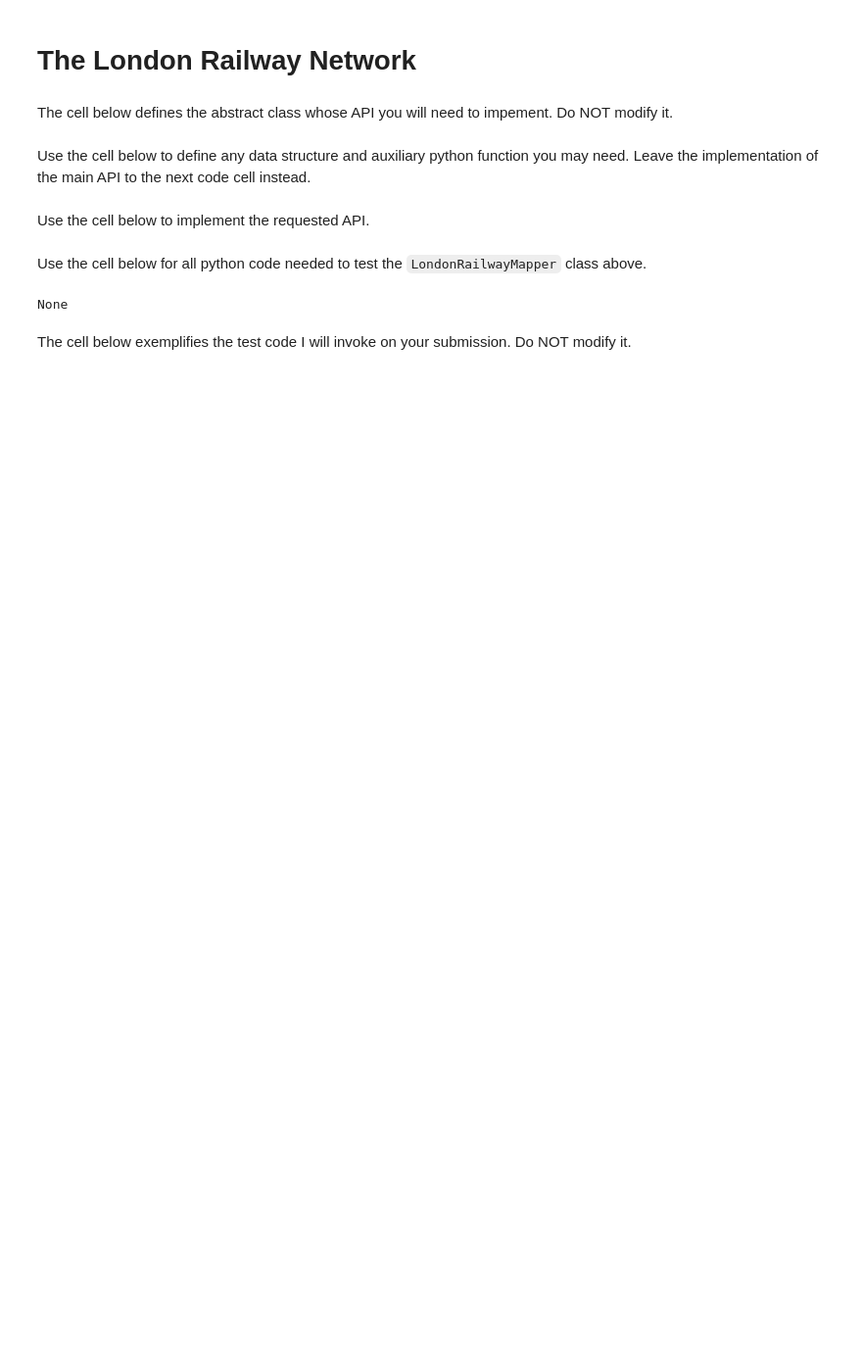
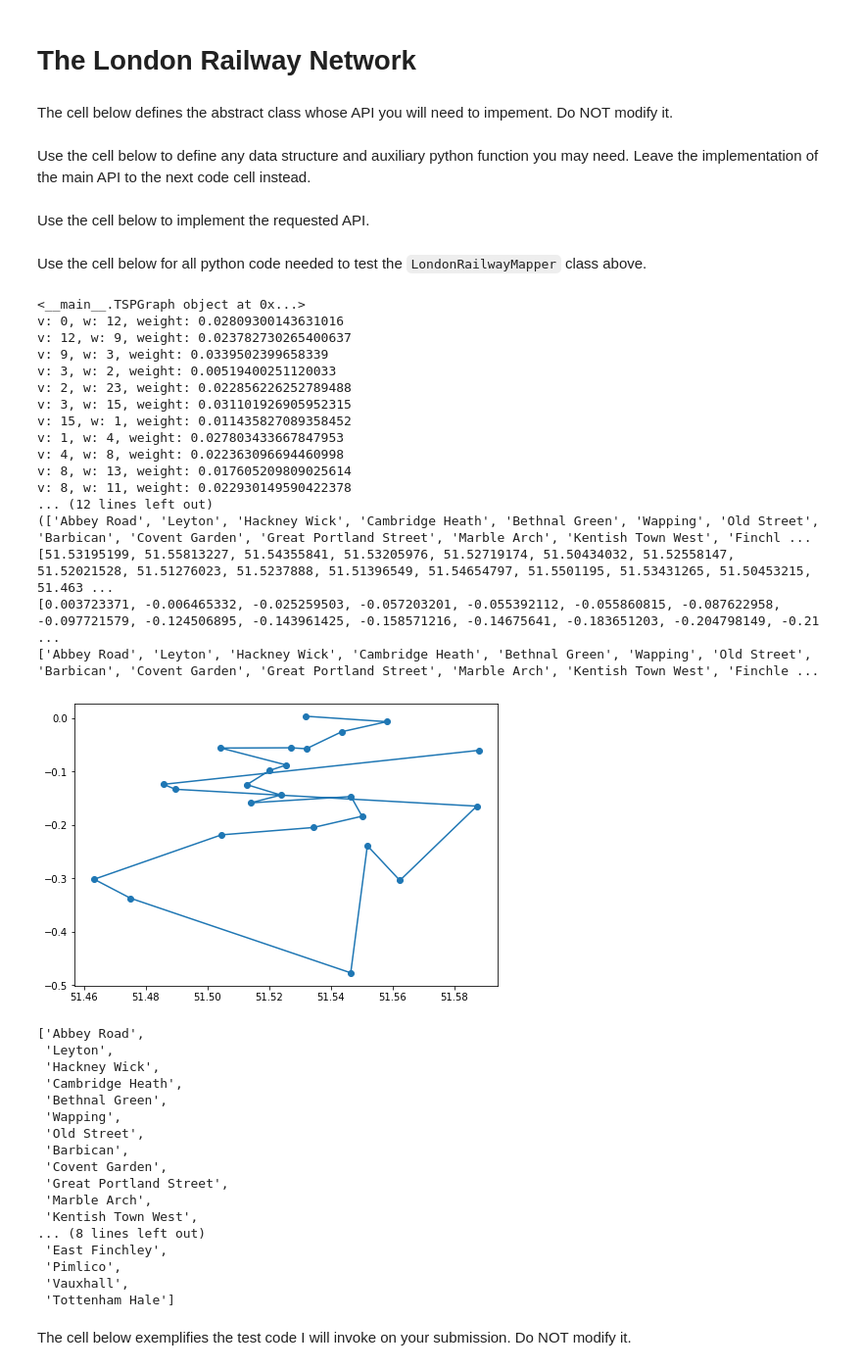
Before and after one commit to ericma1999/algo-coursework, a Jupyter notebook: final notebook/LondonRailwayNetwork.ipynb, the cells around one changed output. Shown at 98% size. Drawn from its saved outputs; the diff is of its cells as text; code cells hidden in the pictures; blank space fills up the shorter version.

```diff
--- a/final notebook/LondonRailwayNetwork.ipynb
+++ b/final notebook/LondonRailwayNetwork.ipynb
@@ -467,32 +563,90 @@ class LondonRailwayMapper(AbstractLondonRailwayMapper):
     def minDistance(self, fromS, toS):
         minDistance = -1.0
         # ADD YOUR CODE HERE
-        result = DijkstraSP(self.graph, self.stations[fromS].station_id)
+        result = Dijkstra(self.graph, self.stations[fromS].station_id)
         minDistance = result.lengthTo(self.stations[toS].station_id)
 
         return minDistance
+
+    def __useTwoApprox(self, graph):
+        result = TwoApprox(graph)
+        print(result.getPath())
+        return result.getPath()
+
 
 
 
     def newRailwayLine(self, inputList):
         outputList = []
         # ADD YOUR CODE HERE
+        stations = []
+        for stationName in inputList:
+            stations.append(self.stations[stationName])
+
+        newGraph = TSPGraph(len(inputList), stations)
+        # path, x, y = self.__useChristofides(newGraph)
+        path, x, y = self.__useTwoApprox(newGraph)
+
+        print(x)
+        print(y)
+
+        print(path)
 
 
-        return outputList
+        # paths, x, y = self.__useTwoApprox(newGraph)
+        fig = plt.figure()
+        ax = fig.add_axes([0,0,1,1])
+
+        ax.plot(x,y, 'o-')
+        plt.show()
+        return path
 # %% [markdown]
 Use the cell below for all python code needed to test the `LondonRailwayMapper` class above.
 # %%
 import timeit
 
 # ADD YOUR TEST CODE HERE
 
 test = LondonRailwayMapper()
 
 
-print(test.minDistance("Baker Street", "North Wembley"))
+test.newRailwayLine(['Finchley Central' , 'Tottenham Hale' , 'Stamford Hill' , 'Whitechapel' , 'Canada Water' , 'Borough' , 'Brixton' , 'Imperial Wharf' , 'Hackney Downs' , 'Alperton' , 'Kenton'])
 # %% [output]
-None
+<__main__.TSPGraph object at 0x...>
+v: 0, w: 12, weight: 0.02809300143631016
+v: 12, w: 9, weight: 0.023782730265400637
+v: 9, w: 3, weight: 0.0339502399658339
+v: 3, w: 2, weight: 0.00519400251120033
+v: 2, w: 23, weight: 0.022856226252789488
+v: 3, w: 15, weight: 0.031101926905952315
+v: 15, w: 1, weight: 0.011435827089358452
+v: 1, w: 4, weight: 0.027803433667847953
+v: 4, w: 8, weight: 0.022363096694460998
+v: 8, w: 13, weight: 0.017605209809025614
+v: 8, w: 11, weight: 0.022930149590422378
+... (12 lines left out)
+(['Abbey Road', 'Leyton', 'Hackney Wick', 'Cambridge Heath', 'Bethnal Green', 'Wapping', 'Old Street', 'Barbican', 'Covent Garden', 'Great Portland Street', 'Marble Arch', 'Kentish Town West', 'Finchl ...
+[51.53195199, 51.55813227, 51.54355841, 51.53205976, 51.52719174, 51.50434032, 51.52558147, 51.52021528, 51.51276023, 51.5237888, 51.51396549, 51.54654797, 51.5501195, 51.53431265, 51.50453215, 51.463 ...
+[0.003723371, -0.006465332, -0.025259503, -0.057203201, -0.055392112, -0.055860815, -0.087622958, -0.097721579, -0.124506895, -0.143961425, -0.158571216, -0.14675641, -0.183651203, -0.204798149, -0.21 ...
+['Abbey Road', 'Leyton', 'Hackney Wick', 'Cambridge Heath', 'Bethnal Green', 'Wapping', 'Old Street', 'Barbican', 'Covent Garden', 'Great Portland Street', 'Marble Arch', 'Kentish Town West', 'Finchle ...
+[figure, added]
+['Abbey Road',
+ 'Leyton',
+ 'Hackney Wick',
+ 'Cambridge Heath',
+ 'Bethnal Green',
+ 'Wapping',
+ 'Old Street',
+ 'Barbican',
+ 'Covent Garden',
+ 'Great Portland Street',
+ 'Marble Arch',
+ 'Kentish Town West',
+... (8 lines left out)
+ 'East Finchley',
+ 'Pimlico',
+ 'Vauxhall',
+ 'Tottenham Hale']
 # %% [markdown]
 The cell below exemplifies the test code I will invoke on your submission. Do NOT modify it.
 # %%
```
Also changed, not shown: parts of 2 cells of this notebook, 1 other file.
